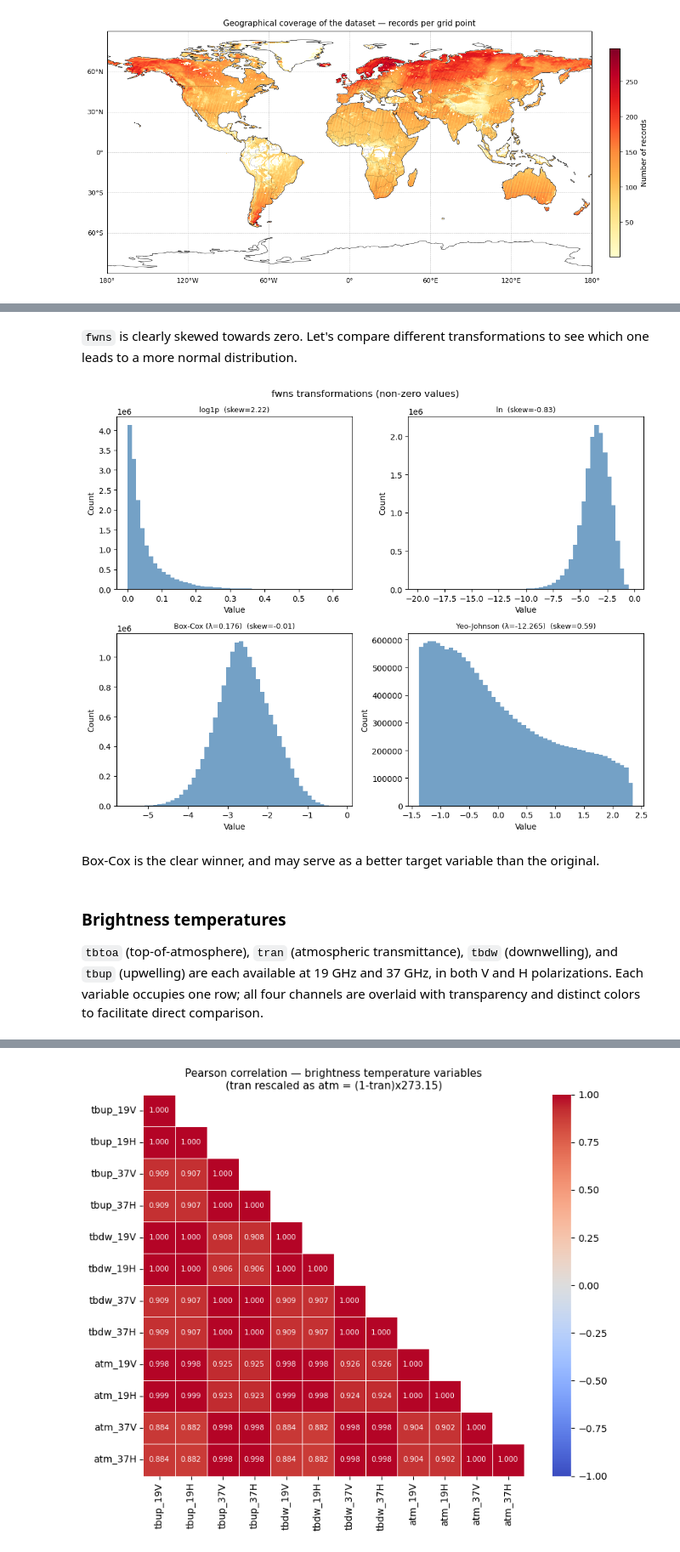
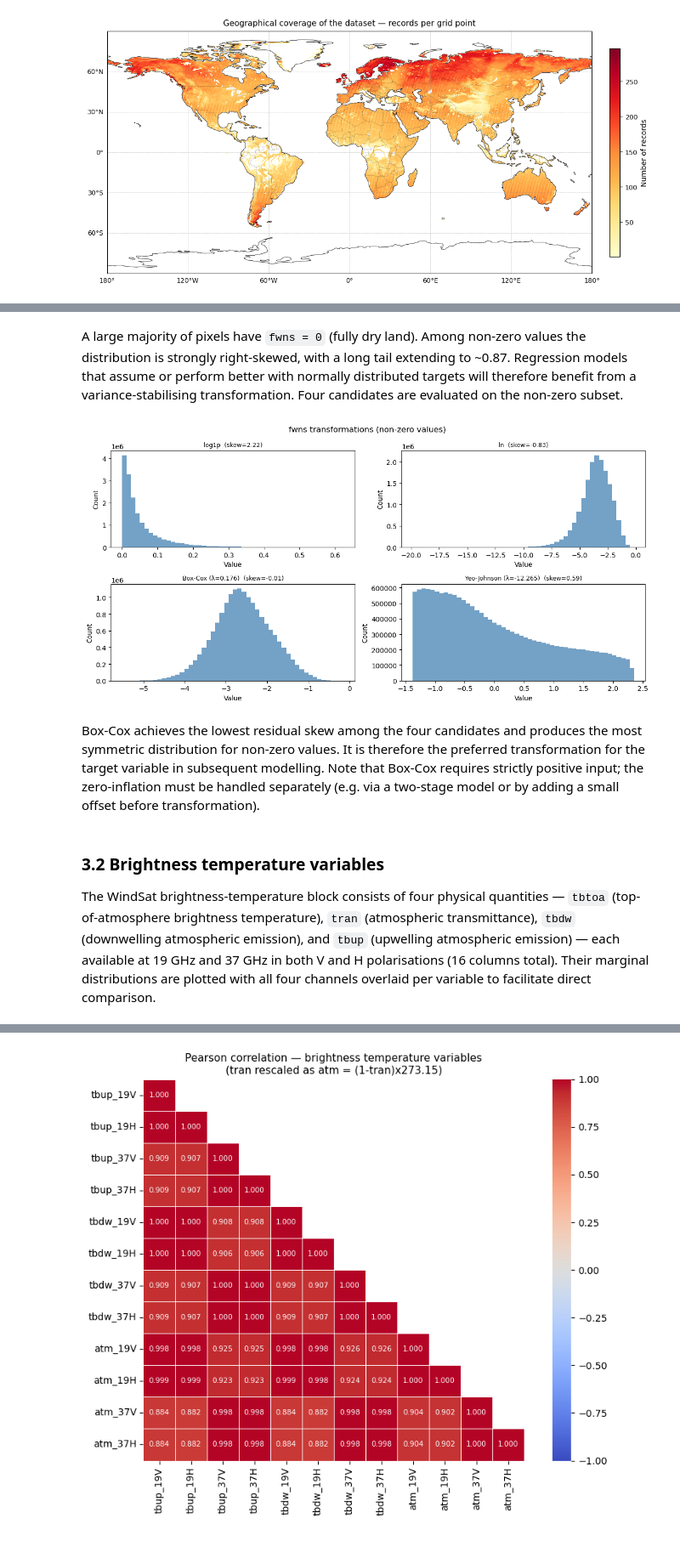
Before and after one commit to marcvem2AED/TFM_MCD_MarcVelascoMateu, a Jupyter notebook: 2-Data_analysis.ipynb, the cells around one changed output, grey strips where cells are left out. Shown at 85% size. Drawn from its saved outputs; the diff is of its cells as text; code cells hidden in the pictures.

```diff
--- a/2-Data_analysis.ipynb
+++ b/2-Data_analysis.ipynb
@@ -264,43 +297,40 @@ Total zeros: 8,450,031  (33.41% of all observations)
 # %% [markdown]
-`fwns` is clearly skewed towards zero. Let's compare different transformations to see which one leads to a more normal distribution.
+A large majority of pixels have `fwns = 0` (fully dry land). Among non-zero values the distribution is strongly right-skewed, with a long tail extending to ~0.87. Regression models that assume or perform better with normally distributed targets will therefore benefit from a variance-stabilising transformation. Four candidates are evaluated on the non-zero subset.
 # %%
 x_pos = df['fwns'][df['fwns'] > 0]
 
 x_log1p  = np.log1p(x_pos)
 x_ln     = x_pos.apply(np.log)
 x_boxcox, lam_bc = stats.boxcox(x_pos)
 pt = PowerTransformer(method='yeo-johnson')
 x_yj = pt.fit_transform(x_pos.values.reshape(-1, 1)).flatten()
 
-fig, axes = plt.subplots(2, 2, figsize=(10, 8))
+fig, axes = plt.subplots(2, 2, figsize=(12, 6))
 axes = axes.flatten()
 
 plots = [
     (axes[0], x_log1p,  f'log1p  (skew={stats.skew(x_log1p):.2f})'),
     (axes[1], x_ln,     f'ln  (skew={stats.skew(x_ln):.2f})'),
     (axes[2], x_boxcox, f'Box-Cox (λ={lam_bc:.3f})  (skew={stats.skew(x_boxcox):.2f})'),
     (axes[3], x_yj,     f'Yeo-Johnson (λ={pt.lambdas_[0]:.3f})  (skew={stats.skew(x_yj):.2f})'),
 ]
 for ax, data, title in plots:
     ax.hist(data, bins=50, color='steelblue', alpha=0.75)
     ax.set_title(title, fontsize=9)
     ax.set_xlabel('Value')
     ax.set_ylabel('Count')
 
 fig.suptitle('fwns transformations (non-zero values)', fontsize=12)
 plt.tight_layout()
 plt.show()
 # %% [output]
-[figure, old version]
+[figure, new version]
 # %% [markdown]
-Box-Cox is the clear winner, and may serve as a better target variable than the original.
+Box-Cox achieves the lowest residual skew among the four candidates and produces the most symmetric distribution for non-zero values. It is therefore the preferred transformation for the target variable in subsequent modelling. Note that Box-Cox requires strictly positive input; the zero-inflation must be handled separately (e.g. via a two-stage model or by adding a small offset before transformation).
 # %% [markdown]
-### Brightness temperatures
+### 3.2 Brightness temperature variables
 
-`tbtoa` (top-of-atmosphere), `tran` (atmospheric transmittance), `tbdw` (downwelling),
-and `tbup` (upwelling) are each available at 19 GHz and 37 GHz, in both V and H
-polarizations. Each variable occupies one row; all four channels are overlaid with
-transparency and distinct colors to facilitate direct comparison.
+The WindSat brightness-temperature block consists of four physical quantities — `tbtoa` (top-of-atmosphere brightness temperature), `tran` (atmospheric transmittance), `tbdw` (downwelling atmospheric emission), and `tbup` (upwelling atmospheric emission) — each available at 19 GHz and 37 GHz in both V and H polarisations (16 columns total). Their marginal distributions are plotted with all four channels overlaid per variable to facilitate direct comparison.
 # %%
 bt_vars = {
     'tbtoa': ['tbtoa19V', 'tbtoa19H', 'tbtoa37V', 'tbtoa37H'],
```
Also changed, not shown: parts of 44 cells of this notebook, 5 other files.
